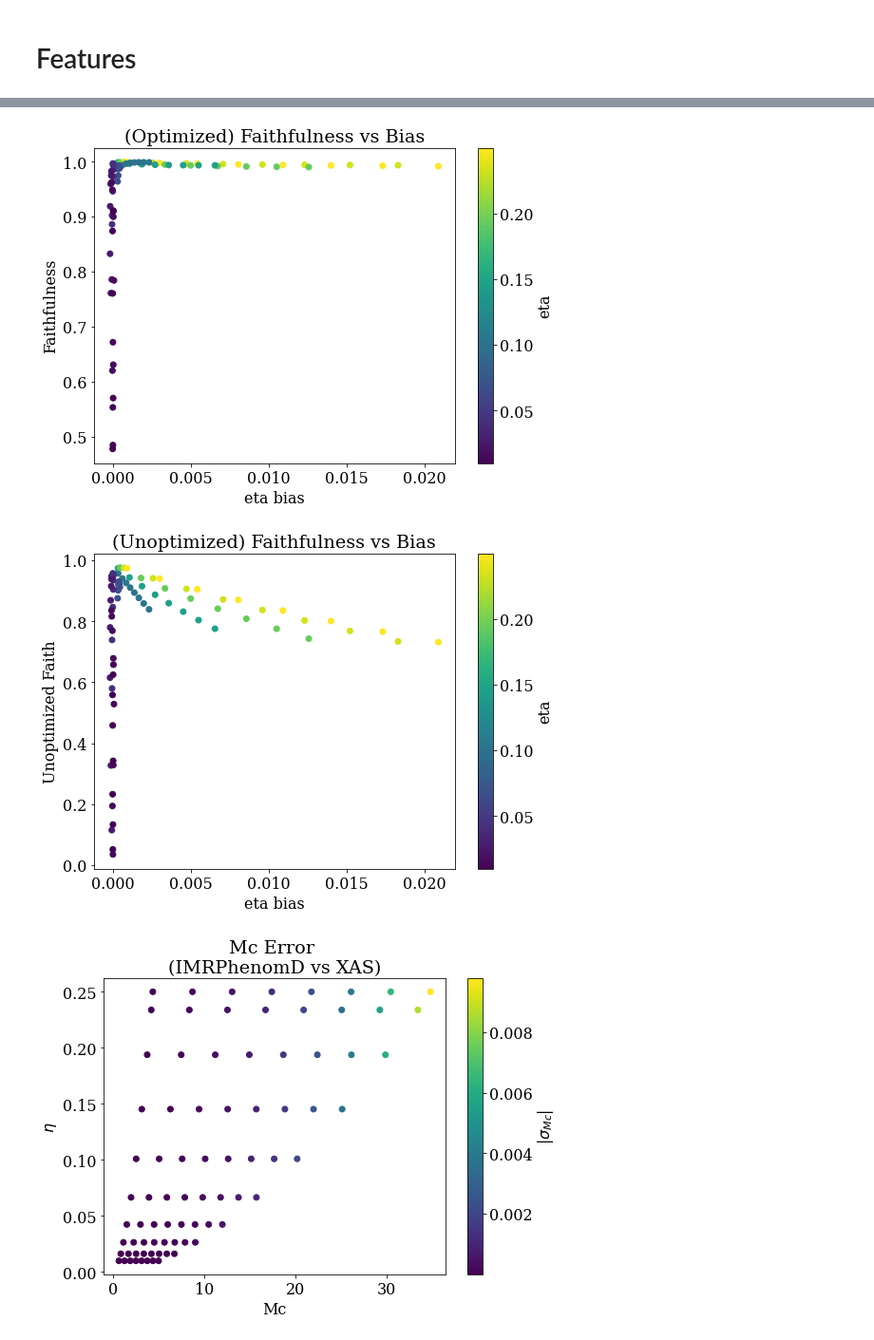
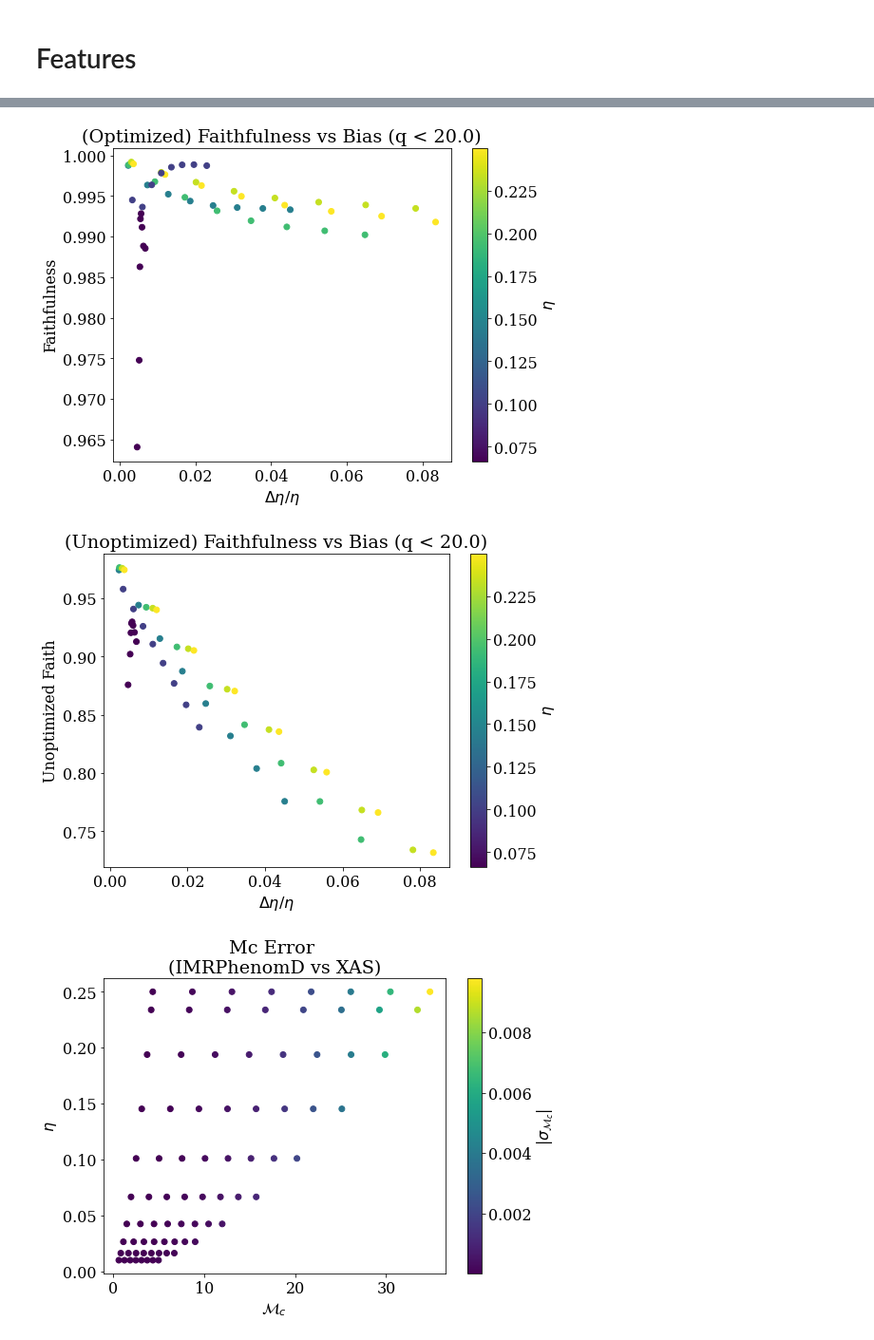
Before and after one commit to veome22/hybrid_waveforms, a Jupyter notebook: gwbench_bias_plots_Mtot_q_grid.ipynb, the cells around one changed output, grey strips where cells are left out. Shown at 95% size. Saved outputs shown, nothing was run; the diff lists cells and outputs as text; code cells hidden in the pictures.

```diff
--- a/gwbench_bias_plots_Mtot_q_grid.ipynb
+++ b/gwbench_bias_plots_Mtot_q_grid.ipynb
@@ -16,7 +16,7 @@ font = {'family' : 'serif',
 
 matplotlib.rc('font', **font)
 # %%
-plotdir = 'mtot_q_grid_plots/'
+plotdir = 'mtot_q_grid_plots_xas_vs_d_snr/'
 # %%
 mtots = [10, 20, 30, 40, 50, 60, 70, 80]
 # mtots = [7, 10, 12]
@@ -165,8 +165,8 @@ def plot_bias_features(x, y, feature, show_unbiased=False, mtot=None, qmax=None,
 
     plt.tight_layout()
 
-    # if savefig is not None:
-    #     plt.savefig(plotdir+savefig+'.pdf')
+    if savefig is not None:
+        plt.savefig(plotdir+savefig+'.pdf')
     if plt_show:
         plt.show()
 # %% [markdown]
@@ -230,14 +240,14 @@ Name: M_tot, Length: 80, dtype: float64
 # %%
-plot_bias_features(df["eta_full_bias"], df["full_faith"], df["eta"], mtot=None, colormap="viridis",
-    title="(Optimized) Faithfulness vs Bias", xlabel="eta bias", ylabel="Faithfulness", cbar_label="eta", plt_show=False)
+plot_bias_features(df["eta_full_bias"]/df["eta"], df["full_faith"], df["eta"], qmax=20.0, colormap="viridis",
+    title="(Optimized) Faithfulness vs Bias", xlabel="$\Delta \eta / \eta$", ylabel="Faithfulness", cbar_label="$\eta$", plt_show=False)
 
 
-plot_bias_features(df["eta_full_bias"], df["full_inner_prod"], df["eta"], mtot=None, colormap="viridis",
-    title="(Unoptimized) Faithfulness vs Bias", xlabel="eta bias", ylabel="Unoptimized Faith", cbar_label="eta", plt_show=False)
+plot_bias_features(df["eta_full_bias"]/df["eta"], df["full_inner_prod"], df["eta"], qmax=20.0, colormap="viridis",
+    title="(Unoptimized) Faithfulness vs Bias", xlabel="$\Delta \eta / \eta$", ylabel="Unoptimized Faith", cbar_label="$\eta$", savefig='unopt_faith_vs_eta_bias', plt_show=False)
 
 # plt.semilogx()
 # %% [output]
-[figure, old version]
+[figure, new version]
-[figure, old version]
+[figure, new version]
 # %%
 plot_bias_features(df["Mc"], df["eta"], np.abs(df["Mc_stat_err"]), mtot=None, colormap="viridis",
```
Also changed, not shown: parts of 9 cells of this notebook, 2 other files.
